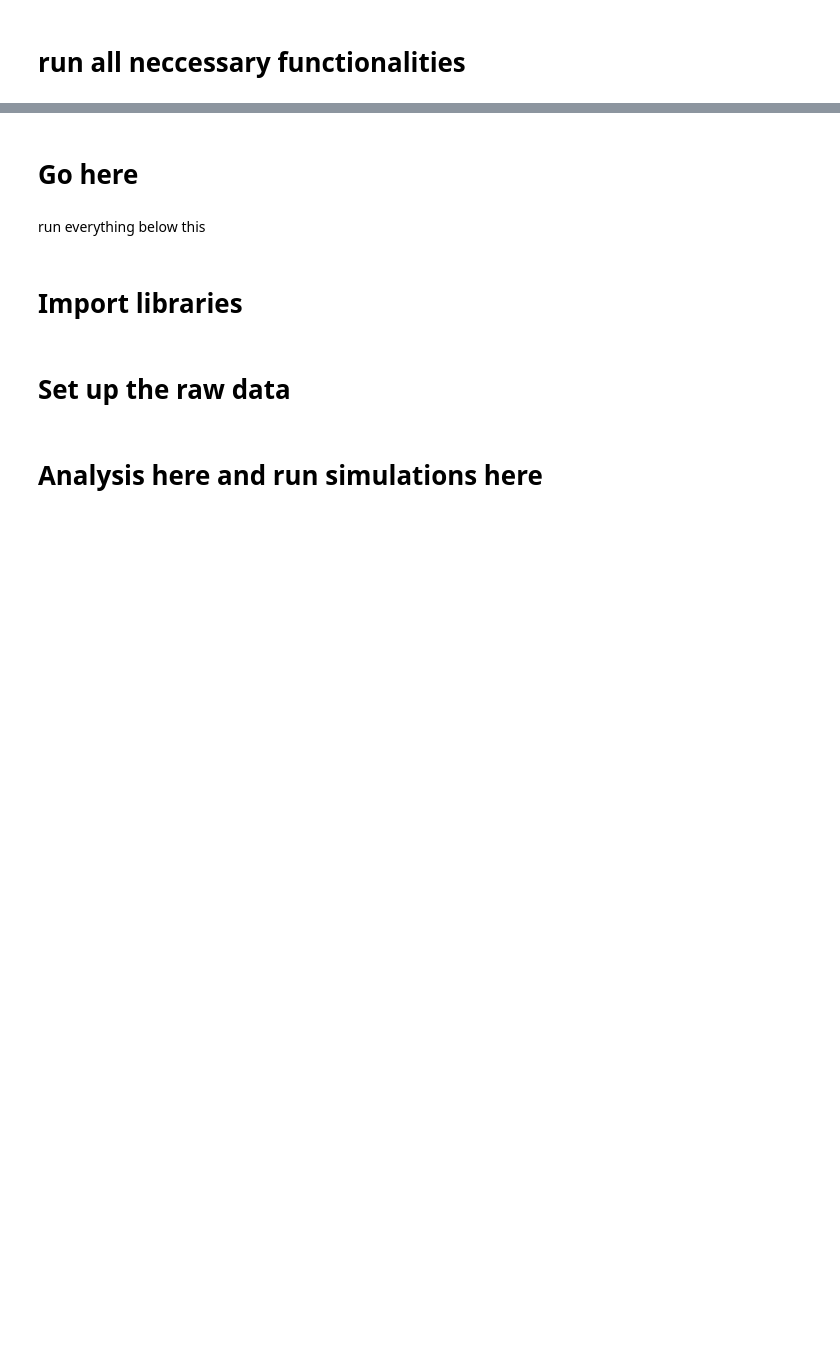
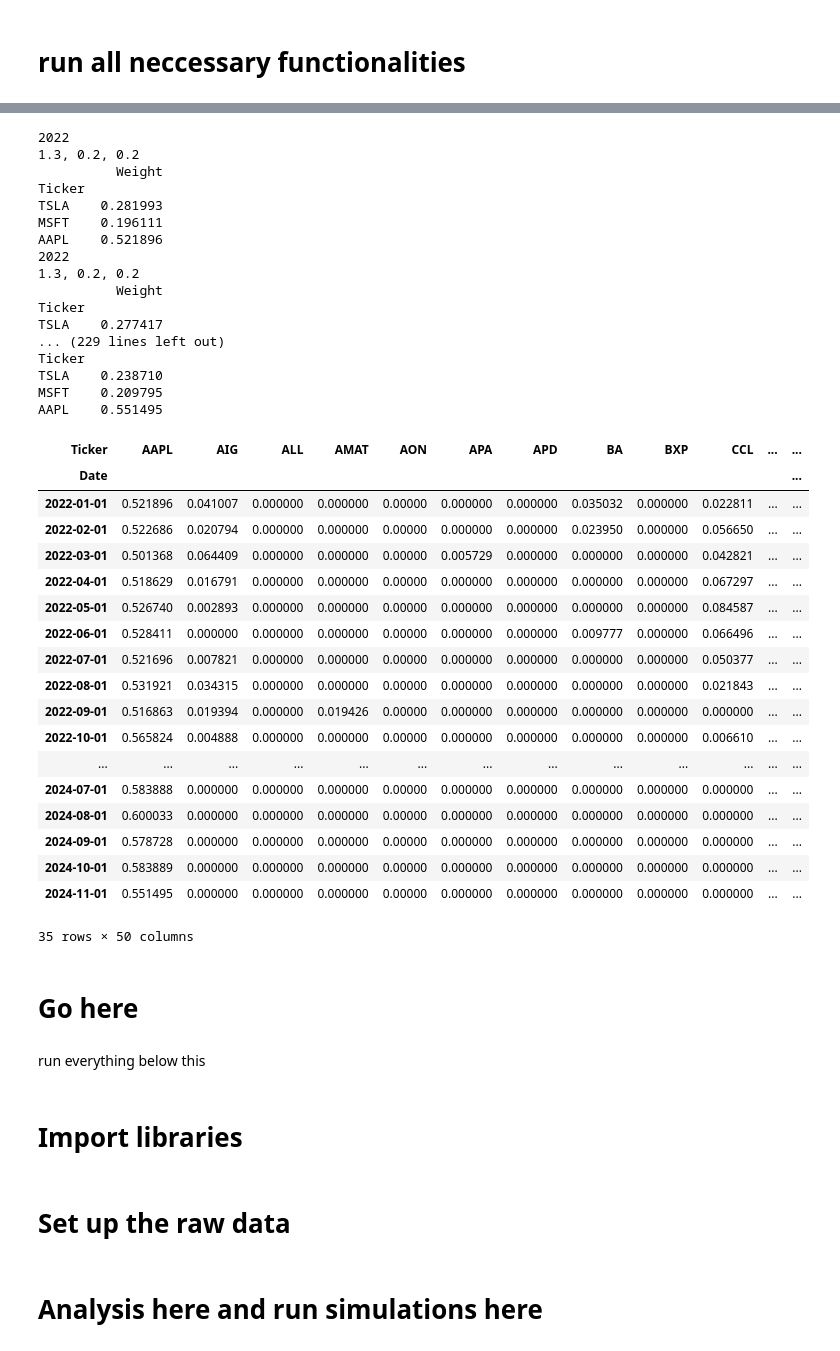
Before and after one commit to vincentbatten27/Multi-Factor_Investing, a Jupyter notebook: Multi_Factor_Fall_25/Run simulator.ipynb, the cells around one changed output, grey strips where cells are left out. Cells and saved outputs as stored; diff of their text form; code cells hidden in the pictures; blank space fills up the shorter version.

```diff
--- a/Multi_Factor_Fall_25/Run simulator.ipynb
+++ b/Multi_Factor_Fall_25/Run simulator.ipynb
@@ -249,2 +169,51 @@ AVERAGE:    0.00529332
+# %%
+c_portf = pd.DataFrame(list({
+    'TSLA': 30000,
+    'MSFT': 20000,
+    'AAPL': 500000}.items()),
+    columns = ['Ticker','Value']
+)
+c_portf = c_portf.set_index('Ticker')
+
+oos1_list,oos1_list_yearly,oos1_average=monte_carlo_simulation(1,1, 0, 0 ,'rebalance',3,3, 'drm',c_portf)
+rebalanced_optimal_weights_m()
+rebalance_optimal_weights_appended
+# %% [output]
+2022
+1.3, 0.2, 0.2
+          Weight
+Ticker
+TSLA    0.281993
+MSFT    0.196111
+AAPL    0.521896
+2022
+1.3, 0.2, 0.2
+          Weight
+Ticker
+TSLA    0.277417
+... (229 lines left out)
+Ticker
+TSLA    0.238710
+MSFT    0.209795
+AAPL    0.551495
+| Ticker | AAPL | AIG | ALL | AMAT | AON | APA | APD | BA | BXP | CCL | ... | ... |
+| Date |  |  |  |  |  |  |  |  |  |  |  | ... |
+| 2022-01-01 | 0.521896 | 0.041007 | 0.000000 | 0.000000 | 0.00000 | 0.000000 | 0.000000 | 0.035032 | 0.000000 | 0.022811 | ... | ... |
+| 2022-02-01 | 0.522686 | 0.020794 | 0.000000 | 0.000000 | 0.00000 | 0.000000 | 0.000000 | 0.023950 | 0.000000 | 0.056650 | ... | ... |
+| 2022-03-01 | 0.501368 | 0.064409 | 0.000000 | 0.000000 | 0.00000 | 0.005729 | 0.000000 | 0.000000 | 0.000000 | 0.042821 | ... | ... |
+| 2022-04-01 | 0.518629 | 0.016791 | 0.000000 | 0.000000 | 0.00000 | 0.000000 | 0.000000 | 0.000000 | 0.000000 | 0.067297 | ... | ... |
+| 2022-05-01 | 0.526740 | 0.002893 | 0.000000 | 0.000000 | 0.00000 | 0.000000 | 0.000000 | 0.000000 | 0.000000 | 0.084587 | ... | ... |
+| 2022-06-01 | 0.528411 | 0.000000 | 0.000000 | 0.000000 | 0.00000 | 0.000000 | 0.000000 | 0.009777 | 0.000000 | 0.066496 | ... | ... |
+| 2022-07-01 | 0.521696 | 0.007821 | 0.000000 | 0.000000 | 0.00000 | 0.000000 | 0.000000 | 0.000000 | 0.000000 | 0.050377 | ... | ... |
+| 2022-08-01 | 0.531921 | 0.034315 | 0.000000 | 0.000000 | 0.00000 | 0.000000 | 0.000000 | 0.000000 | 0.000000 | 0.021843 | ... | ... |
+| 2022-09-01 | 0.516863 | 0.019394 | 0.000000 | 0.019426 | 0.00000 | 0.000000 | 0.000000 | 0.000000 | 0.000000 | 0.000000 | ... | ... |
+| 2022-10-01 | 0.565824 | 0.004888 | 0.000000 | 0.000000 | 0.00000 | 0.000000 | 0.000000 | 0.000000 | 0.000000 | 0.006610 | ... | ... |
+| ... | ... | ... | ... | ... | ... | ... | ... | ... | ... | ... | ... | ... |
+| 2024-07-01 | 0.583888 | 0.000000 | 0.000000 | 0.000000 | 0.00000 | 0.000000 | 0.000000 | 0.000000 | 0.000000 | 0.000000 | ... | ... |
+| 2024-08-01 | 0.600033 | 0.000000 | 0.000000 | 0.000000 | 0.00000 | 0.000000 | 0.000000 | 0.000000 | 0.000000 | 0.000000 | ... | ... |
+| 2024-09-01 | 0.578728 | 0.000000 | 0.000000 | 0.000000 | 0.00000 | 0.000000 | 0.000000 | 0.000000 | 0.000000 | 0.000000 | ... | ... |
+| 2024-10-01 | 0.583889 | 0.000000 | 0.000000 | 0.000000 | 0.00000 | 0.000000 | 0.000000 | 0.000000 | 0.000000 | 0.000000 | ... | ... |
+| 2024-11-01 | 0.551495 | 0.000000 | 0.000000 | 0.000000 | 0.00000 | 0.000000 | 0.000000 | 0.000000 | 0.000000 | 0.000000 | ... | ... |
+35 rows × 50 columns
 # %%
 def extract_weights(c_portf):
```
Also changed, not shown: parts of 12 cells of this notebook.
